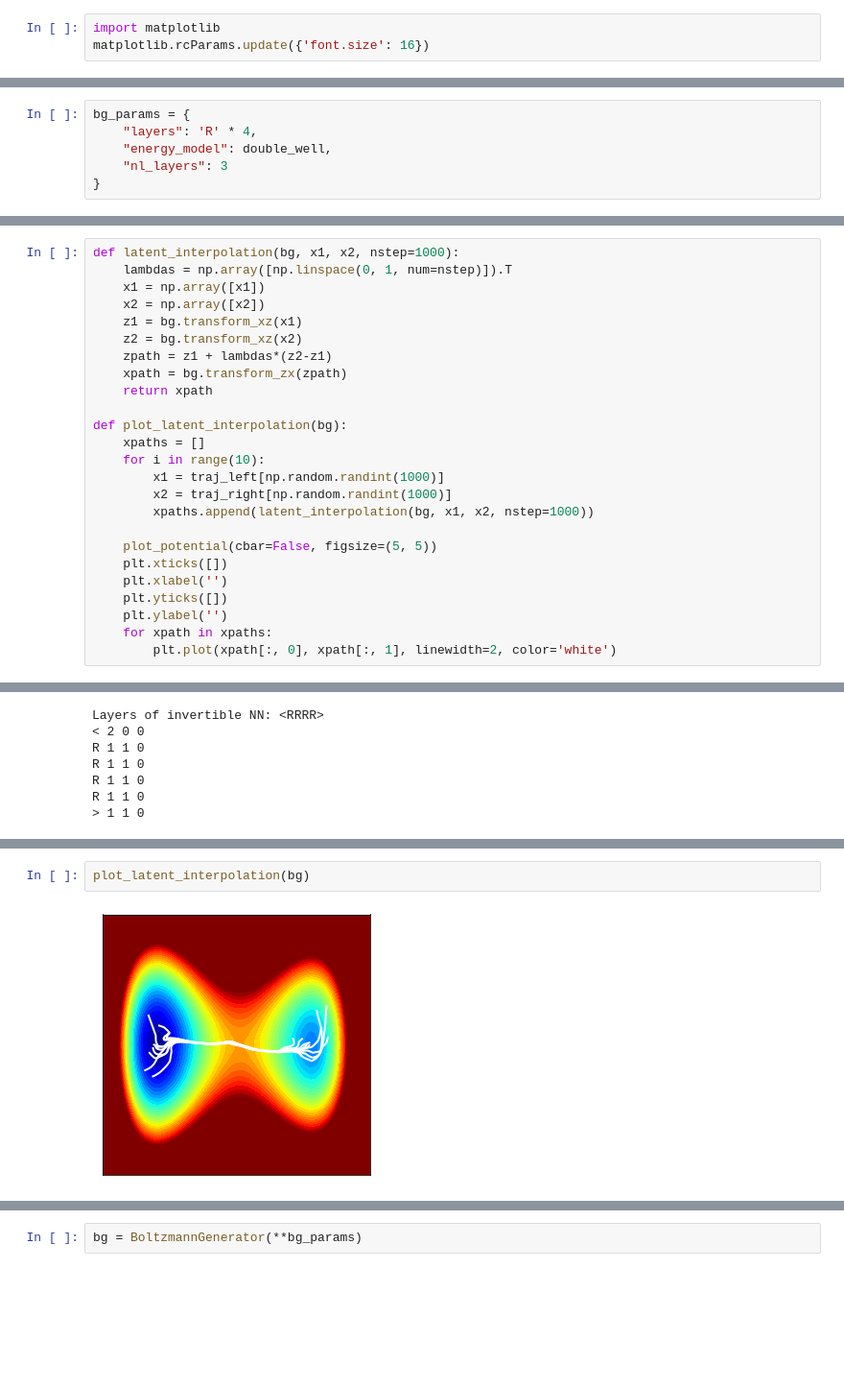
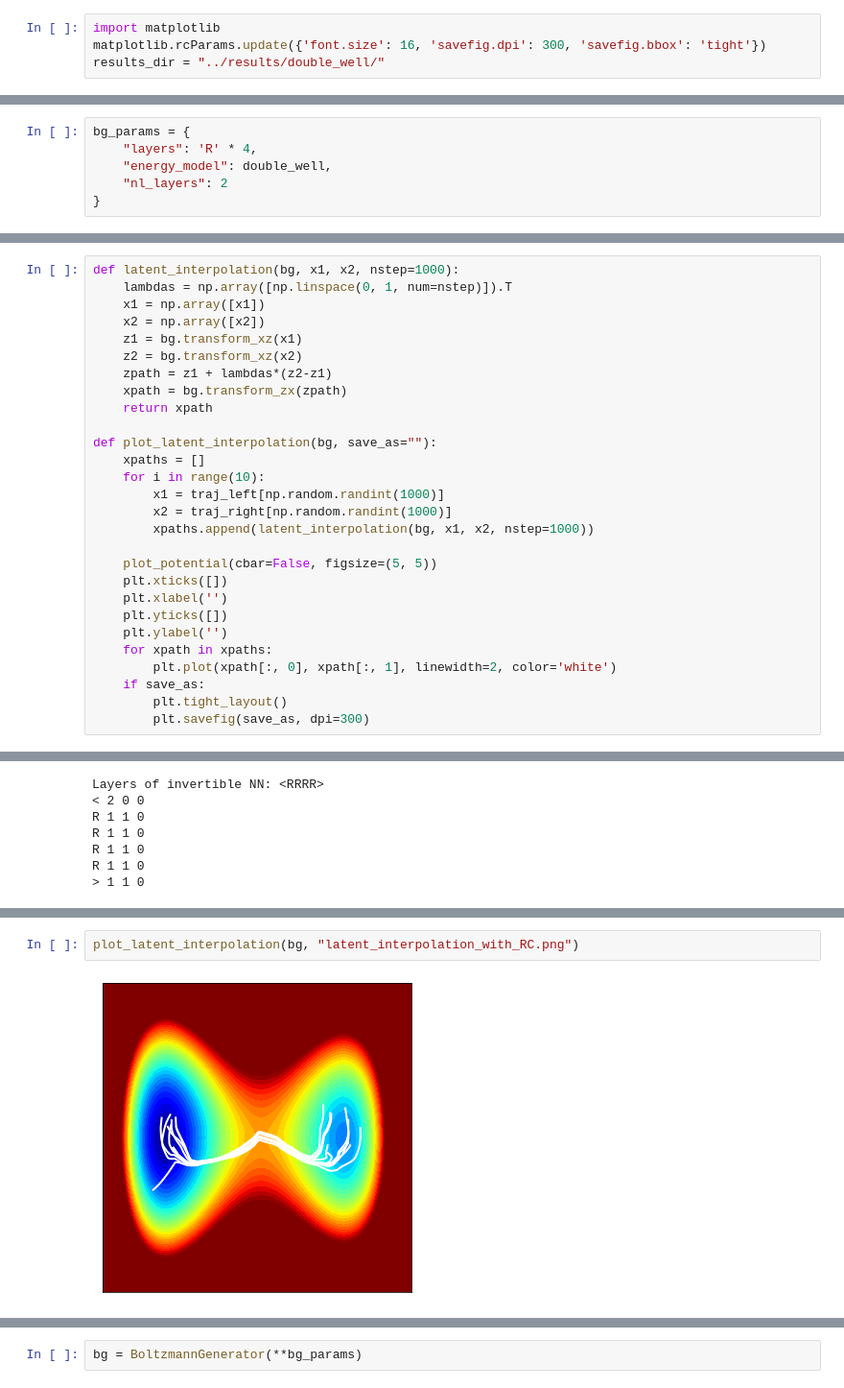
Before and after one commit to auhliarik/boltzmann-generators, a Jupyter notebook: notebooks/toy_model_2d_double_well.ipynb, the cells around one changed output, grey strips where cells are left out. Shown at 96% size. Saved outputs shown, nothing was run; the diff lists cells and outputs as text; blank space fills up the shorter version.

```diff
--- a/notebooks/toy_model_2d_double_well.ipynb
+++ b/notebooks/toy_model_2d_double_well.ipynb
@@ -16,7 +16,8 @@ import energy_models.toy_2d_potentials as toy_2d_potentials
 double_well = toy_2d_potentials.DoubleWell()
 # %%
 import matplotlib
-matplotlib.rcParams.update({'font.size': 16})
+matplotlib.rcParams.update({'font.size': 16, 'savefig.dpi': 300, 'savefig.bbox': 'tight'})
+results_dir = "../results/double_well/"
 # %% [markdown]
 ## Plotting scripts
 Taken unchanged from BG article
@@ -240,7 +234,7 @@ All our BGs will have 5 Real NVP layers.
 bg_params = {
     "layers": 'R' * 4,
     "energy_model": double_well,
-    "nl_layers": 3
+    "nl_layers": 2
 }
 # %% [markdown]
 ### Merge left and right training/validation datasets and define RC
@@ -293,7 +289,7 @@ def latent_interpolation(bg, x1, x2, nstep=1000):
     xpath = bg.transform_zx(zpath)
     return xpath
 
-def plot_latent_interpolation(bg):
+def plot_latent_interpolation(bg, save_as=""):
     xpaths = []
     for i in range(10):
         x1 = traj_left[np.random.randint(1000)]
@@ -307,6 +303,9 @@ def plot_latent_interpolation(bg):
     plt.ylabel('')
     for xpath in xpaths:
         plt.plot(xpath[:, 0], xpath[:, 1], linewidth=2, color='white')
+    if save_as:
+        plt.tight_layout()
+        plt.savefig(save_as, dpi=300)
 # %% [markdown]
 ## Testing models with different training schedules
 - ML loss = training by example
@@ -530,5 +600,5 @@ Estimator Standard Error:  0.14601688232653728
 # %%
-plot_latent_interpolation(bg)
+plot_latent_interpolation(bg, "latent_interpolation_with_RC.png")
 # %% [output]
-[figure, old version]
+[figure, new version]
 # %% [markdown]
```
Also changed, not shown: parts of 20 cells of this notebook.
